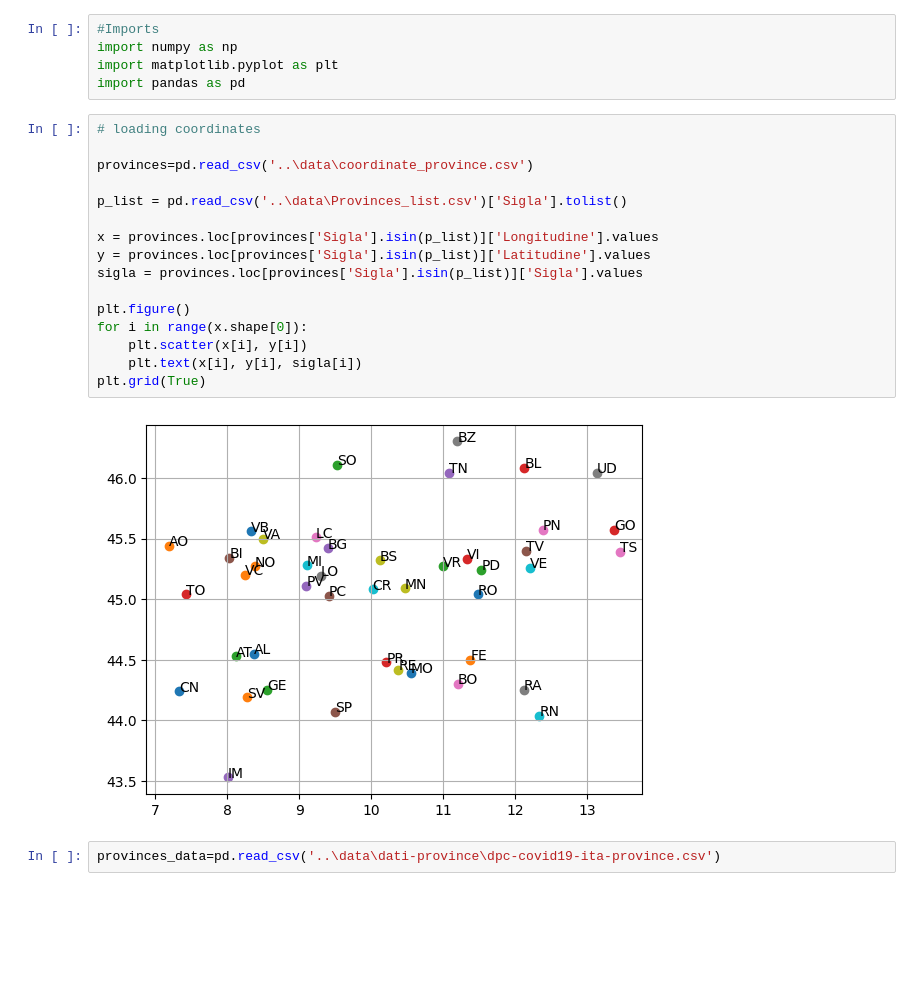
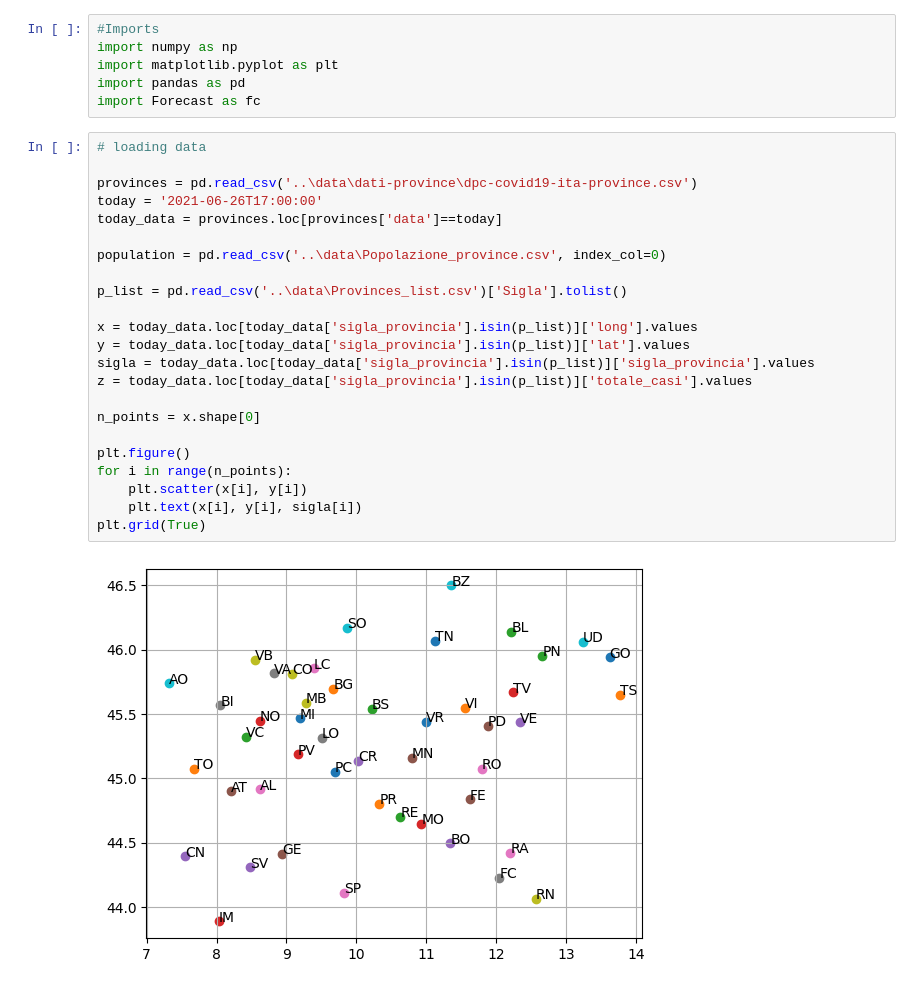
Before and after one commit to Adrianominora/Wave, a Jupyter notebook: script/Kriging.ipynb, the cells around one changed output. Saved outputs shown, nothing was run; the diff lists cells and outputs as text; blank space fills up the shorter version.

```diff
--- a/script/Kriging.ipynb
+++ b/script/Kriging.ipynb
@@ -3,23 +3,29 @@
 import numpy as np
 import matplotlib.pyplot as plt
 import pandas as pd
+import Forecast as fc
 # %%
-# loading coordinates
+# loading data
 
-provinces=pd.read_csv('..\data\coordinate_province.csv')
+provinces = pd.read_csv('..\data\dati-province\dpc-covid19-ita-province.csv')
+today = '2021-06-26T17:00:00'
+today_data = provinces.loc[provinces['data']==today]
+
+population = pd.read_csv('..\data\Popolazione_province.csv', index_col=0)
 
 p_list = pd.read_csv('..\data\Provinces_list.csv')['Sigla'].tolist()
 
-x = provinces.loc[provinces['Sigla'].isin(p_list)]['Longitudine'].values
-y = provinces.loc[provinces['Sigla'].isin(p_list)]['Latitudine'].values
-sigla = provinces.loc[provinces['Sigla'].isin(p_list)]['Sigla'].values
+x = today_data.loc[today_data['sigla_provincia'].isin(p_list)]['long'].values
+y = today_data.loc[today_data['sigla_provincia'].isin(p_list)]['lat'].values
+sigla = today_data.loc[today_data['sigla_provincia'].isin(p_list)]['sigla_provincia'].values
+z = today_data.loc[today_data['sigla_provincia'].isin(p_list)]['totale_casi'].values
+
+n_points = x.shape[0]
 
 plt.figure()
-for i in range(x.shape[0]):
+for i in range(n_points):
     plt.scatter(x[i], y[i])
     plt.text(x[i], y[i], sigla[i])
 plt.grid(True)
 # %% [output]
-[figure, old version]
+[figure, new version]
-# %%
-provinces_data=pd.read_csv('..\data\dati-province\dpc-covid19-ita-province.csv')
```
Also changed, not shown: parts of 6 cells of this notebook, 9 other files.
